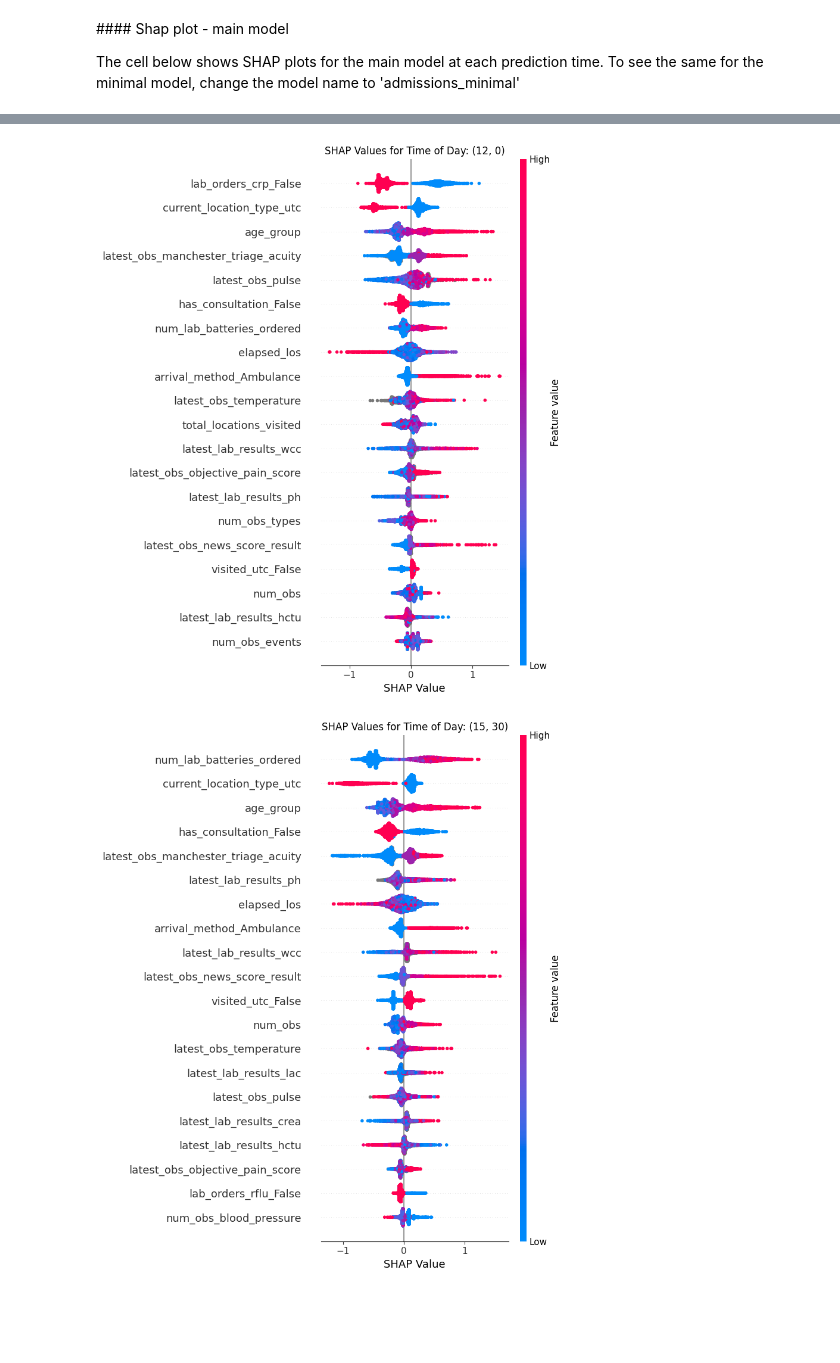
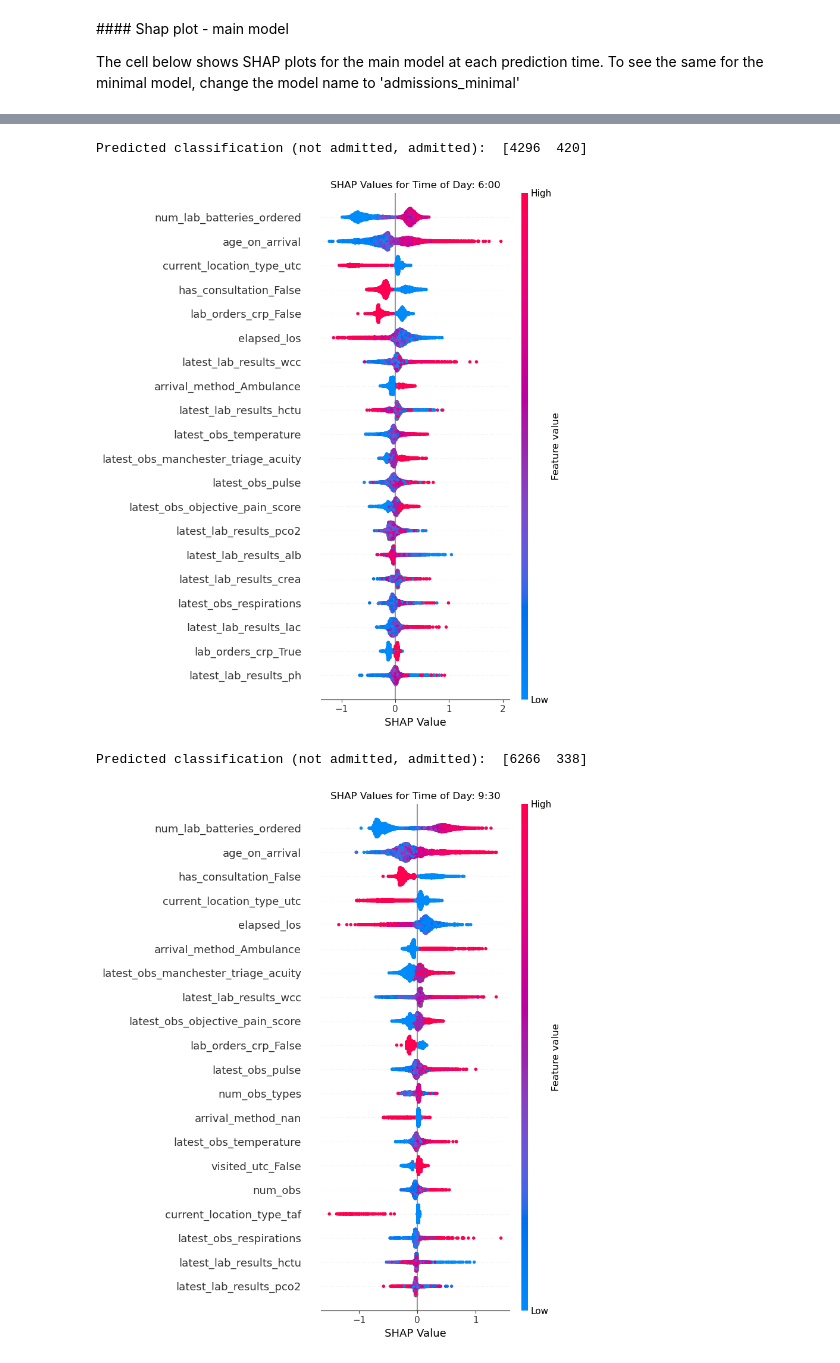
Before and after one commit to zmek/patientflow, a Jupyter notebook: notebooks/4a_Predict_probability_of_admission_from_ED.ipynb, the cells around one changed output, grey strips where cells are left out. Cells and saved outputs as stored; diff of their text form; code cells hidden in the pictures; blank space fills up the shorter version.

Commit message:
Minimal dataset plots - plot scripts default to model_group_name of 'admissions' - modify notebooks 4a and 4e

```diff
--- a/notebooks/4a_Predict_probability_of_admission_from_ED.ipynb
+++ b/notebooks/4a_Predict_probability_of_admission_from_ED.ipynb
@@ -34,9 +37,11 @@ File paths are defined in `set_file_paths()`. Here, the files are loaded from `d
 from patientflow.load import set_file_paths
 
 # set file paths
-data_folder_name = 'data-public'
+data_folder_name = 'data-raw-uclh'
 data_file_path = project_root / data_folder_name
 
-data_file_path, media_file_path, model_file_path, config_path = set_file_paths(project_root,
-               data_folder_name=data_folder_name)
+data_file_path, media_file_path, model_file_path, config_path = set_file_paths(
+    project_root,
+    data_folder_name=data_folder_name,
+    config_file = 'config-uclh.yaml')
 # %% [output]
@@ -492,11 +480,13 @@ PosixPath('/Users/zellaking/Repos/patientflow/data-public')
 # %%
 from patientflow.viz.shap_plot import plot_shap
 
-plot_shap(model_file_path=model_file_path,
-                       media_file_path=media_file_path,
-                       data_file_path = data_file_path / "ed_visits.csv" ,
-                       prediction_times = prediction_times,
-                       model_name = 'admissions')
+plot_shap(trained_models,
+    media_file_path,
+    test_visits,
+    prediction_times,
+    exclude_from_training_data)
 # %% [output]
+Predicted classification (not admitted, admitted):  [4296  420]
-[figure, old version]
+[figure, new version]
+Predicted classification (not admitted, admitted):  [6266  338]
-[figure, old version]
+[figure, new version]
```
Also changed, not shown: parts of 22 cells of this notebook, 4 other files.
